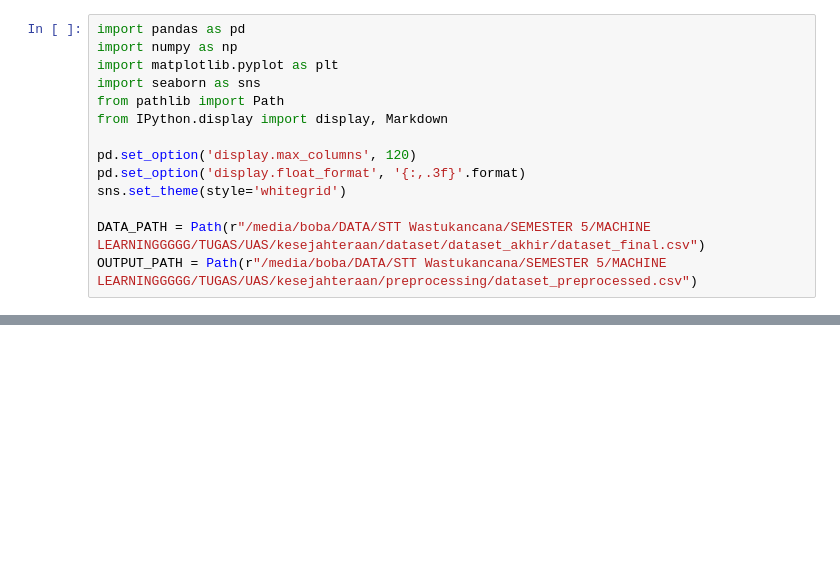
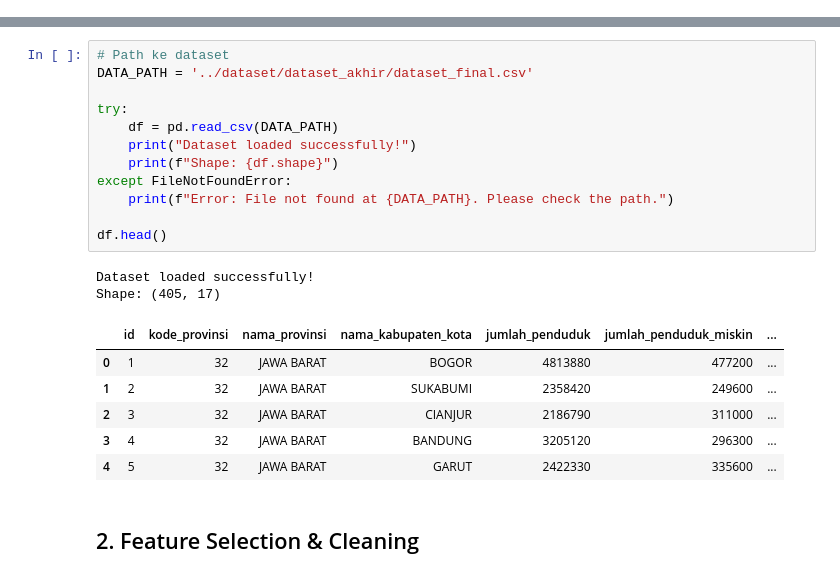
Before and after one commit to bondanbanuaji/prediksi-kesejahteraan, a Jupyter notebook: preprocessing/preprocessing.ipynb, the cells around one changed output, grey strips where cells are left out. Cells and saved outputs as stored; diff of their text form; blank space fills up the shorter version.

Commit message:
feat: Revamp modeling and preprocessing with new scripts, visualizations, and updated documentation

```diff
--- a/preprocessing/preprocessing.ipynb
+++ b/preprocessing/preprocessing.ipynb
@@ -3,14 +0,0 @@
-# %%
-import pandas as pd
-import numpy as np
-import matplotlib.pyplot as plt
-import seaborn as sns
-from pathlib import Path
-from IPython.display import display, Markdown
-
-pd.set_option('display.max_columns', 120)
-pd.set_option('display.float_format', '{:,.3f}'.format)
-sns.set_theme(style='whitegrid')
-
-DATA_PATH = Path(r"/media/boba/DATA/STT Wastukancana/SEMESTER 5/MACHINE LEARNINGGGGG/TUGAS/UAS/kesejahteraan/dataset/dataset_akhir/dataset_final.csv")
-OUTPUT_PATH = Path(r"/media/boba/DATA/STT Wastukancana/SEMESTER 5/MACHINE LEARNINGGGGG/TUGAS/UAS/kesejahteraan/preprocessing/dataset_preprocessed.csv")
@@ -180,0 +26,23 @@ plt.show()
+# %%
+# Path ke dataset
+DATA_PATH = '../dataset/dataset_akhir/dataset_final.csv'
+
+try:
+    df = pd.read_csv(DATA_PATH)
+    print("Dataset loaded successfully!")
+    print(f"Shape: {df.shape}")
+except FileNotFoundError:
+    print(f"Error: File not found at {DATA_PATH}. Please check the path.")
+
+df.head()
+# %% [output]
+Dataset loaded successfully!
+Shape: (405, 17)
+|  | id | kode_provinsi | nama_provinsi | nama_kabupaten_kota | jumlah_penduduk | jumlah_penduduk_miskin | ... |
+| 0 | 1 | 32 | JAWA BARAT | BOGOR | 4813880 | 477200 | ... |
+| 1 | 2 | 32 | JAWA BARAT | SUKABUMI | 2358420 | 249600 | ... |
+| 2 | 3 | 32 | JAWA BARAT | CIANJUR | 2186790 | 311000 | ... |
+| 3 | 4 | 32 | JAWA BARAT | BANDUNG | 3205120 | 296300 | ... |
+| 4 | 5 | 32 | JAWA BARAT | GARUT | 2422330 | 335600 | ... |
+# %% [markdown]
+## 2. Feature Selection & Cleaning
```
Also changed, not shown: parts of 29 cells of this notebook, 16 other files.
